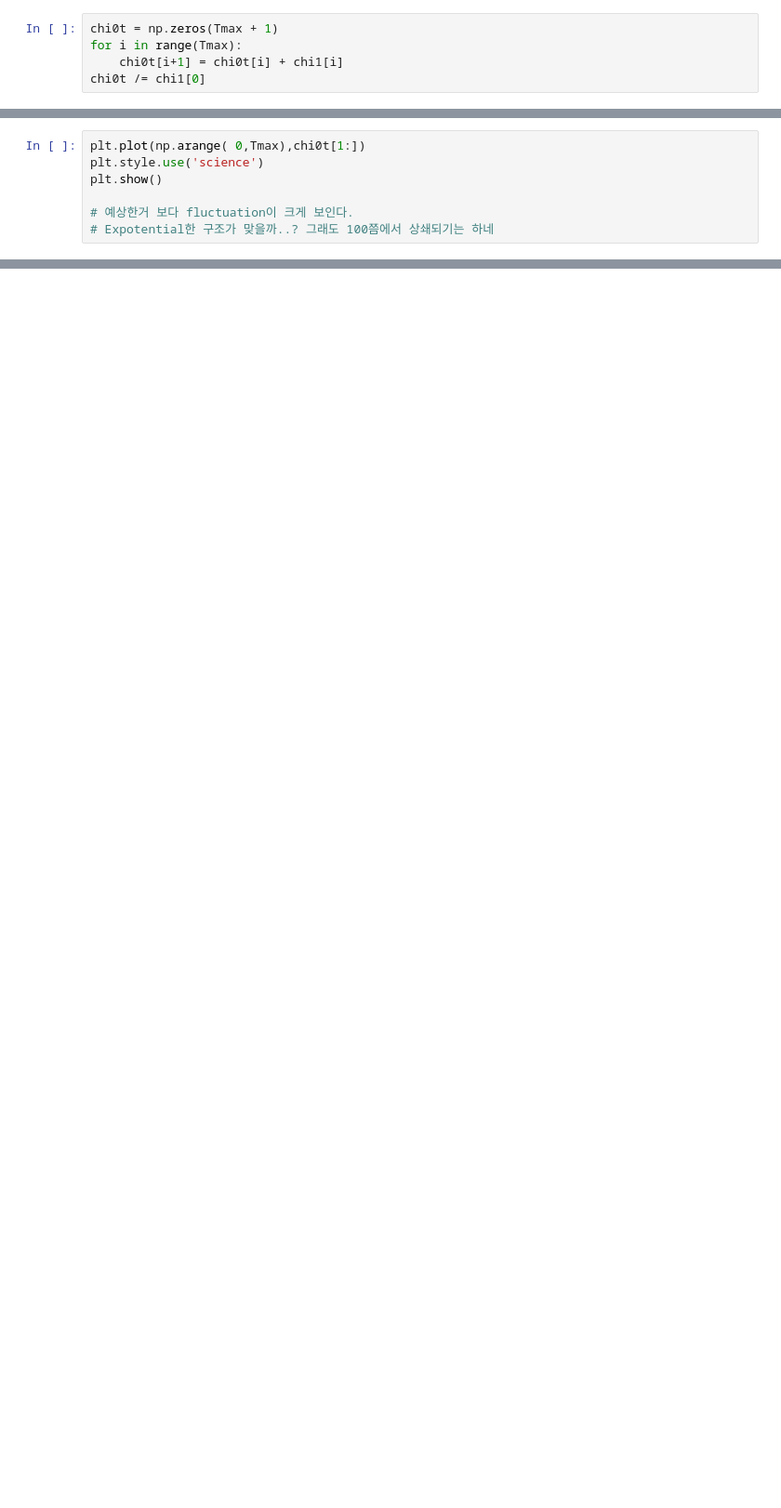
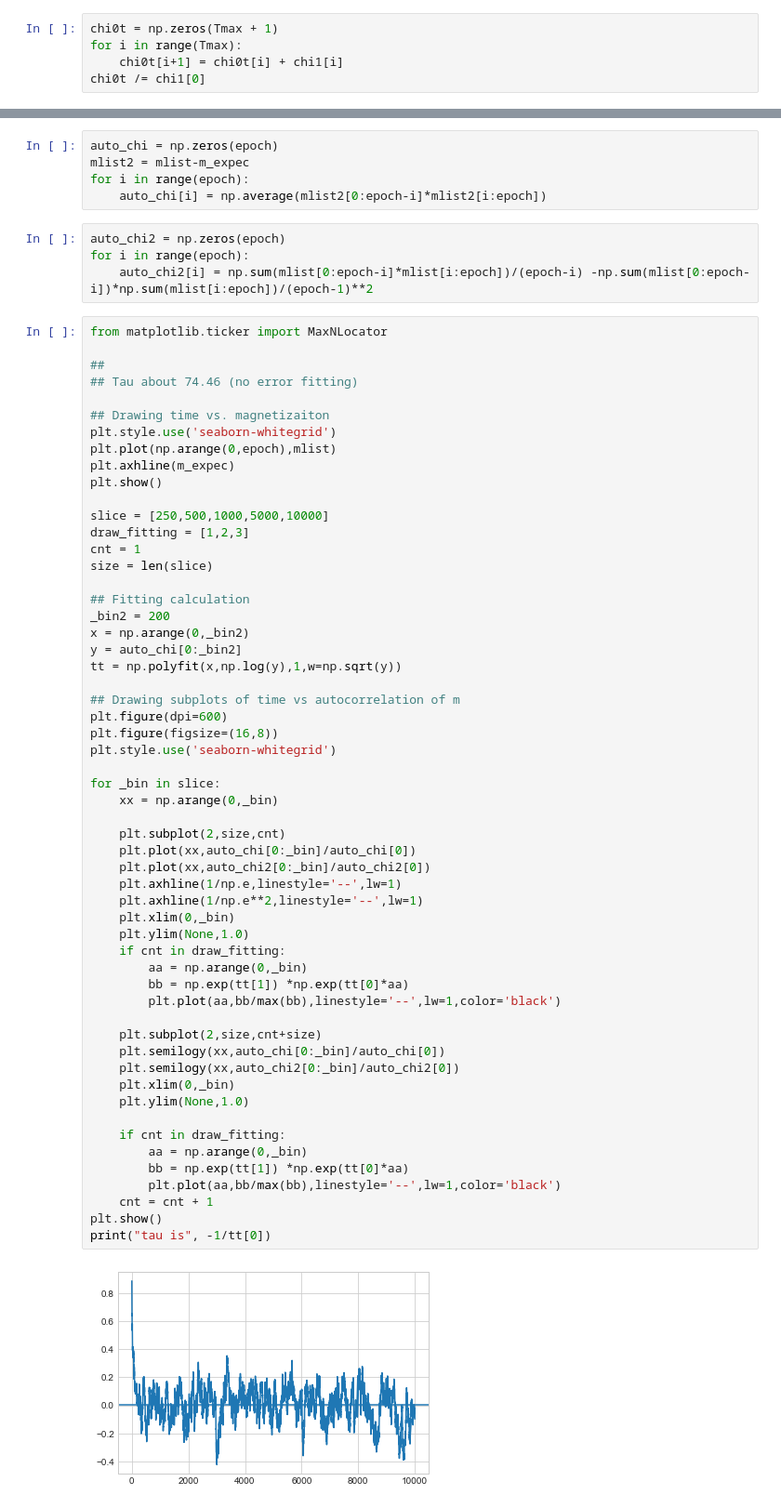
Before and after one commit to holywater2/2021F_Monte_Carlo, a Jupyter notebook: Code_F21_MonteCarlo/Newman_Barkema/python/2_Metroplis_Algorithm.ipynb, the cells around one changed output, grey strips where cells are left out. Shown: that part at 93% size. Cells and saved outputs as stored; diff of their text form; blank space fills up the shorter version.

Commit message:
Data plotting

```diff
--- a/Code_F21_MonteCarlo/Newman_Barkema/python/2_Metroplis_Algorithm.ipynb
+++ b/Code_F21_MonteCarlo/Newman_Barkema/python/2_Metroplis_Algorithm.ipynb
@@ -478,7 +392,0 @@ Requirement already satisfied: funcsigs in c:\users\seongsu\anaconda3\envs\lab0\
-# %%
-plt.plot(np.arange( 0,Tmax),chi0t[1:])
-plt.style.use('science')
-plt.show()
-
-# 예상한거 보다 fluctuation이 크게 보인다.
-# Expotential한 구조가 맞을까..? 그래도 100쯤에서 상쇄되기는 하네
@@ -556,0 +408,67 @@ plt.show()
+# %%
+auto_chi = np.zeros(epoch)
+mlist2 = mlist-m_expec
+for i in range(epoch):
+    auto_chi[i] = np.average(mlist2[0:epoch-i]*mlist2[i:epoch])
+# %%
+auto_chi2 = np.zeros(epoch)
+for i in range(epoch):
+    auto_chi2[i] = np.sum(mlist[0:epoch-i]*mlist[i:epoch])/(epoch-i) -np.sum(mlist[0:epoch-i])*np.sum(mlist[i:epoch])/(epoch-1)**2
+# %%
+from matplotlib.ticker import MaxNLocator
+
+##
+## Tau about 74.46 (no error fitting)
+
+## Drawing time vs. magnetizaiton
+plt.style.use('seaborn-whitegrid')
+plt.plot(np.arange(0,epoch),mlist)
+plt.axhline(m_expec)
+plt.show()
+
+slice = [250,500,1000,5000,10000]
+draw_fitting = [1,2,3]
+cnt = 1
+size = len(slice)
+
+## Fitting calculation
+_bin2 = 200
+x = np.arange(0,_bin2)
+y = auto_chi[0:_bin2]
+tt = np.polyfit(x,np.log(y),1,w=np.sqrt(y))
+
+## Drawing subplots of time vs autocorrelation of m
+plt.figure(dpi=600)
+plt.figure(figsize=(16,8))
+plt.style.use('seaborn-whitegrid')
+
+for _bin in slice:
+    xx = np.arange(0,_bin)
+
+    plt.subplot(2,size,cnt)
+    plt.plot(xx,auto_chi[0:_bin]/auto_chi[0])
+    plt.plot(xx,auto_chi2[0:_bin]/auto_chi2[0])
+    plt.axhline(1/np.e,linestyle='--',lw=1)
+    plt.axhline(1/np.e**2,linestyle='--',lw=1)
+    plt.xlim(0,_bin)
+    plt.ylim(None,1.0)
+    if cnt in draw_fitting:
+        aa = np.arange(0,_bin)
+        bb = np.exp(tt[1]) *np.exp(tt[0]*aa)
+        plt.plot(aa,bb/max(bb),linestyle='--',lw=1,color='black')
+
+    plt.subplot(2,size,cnt+size)
+    plt.semilogy(xx,auto_chi[0:_bin]/auto_chi[0])
+    plt.semilogy(xx,auto_chi2[0:_bin]/auto_chi2[0])
+    plt.xlim(0,_bin)
+    plt.ylim(None,1.0)
+
+    if cnt in draw_fitting:
+        aa = np.arange(0,_bin)
+        bb = np.exp(tt[1]) *np.exp(tt[0]*aa)
+        plt.plot(aa,bb/max(bb),linestyle='--',lw=1,color='black')
+    cnt = cnt + 1
+plt.show()
+print("tau is", -1/tt[0])
+# %% [output]
+[figure, added]
```
Also changed, not shown: parts of 22 cells of this notebook, 3 other files.
